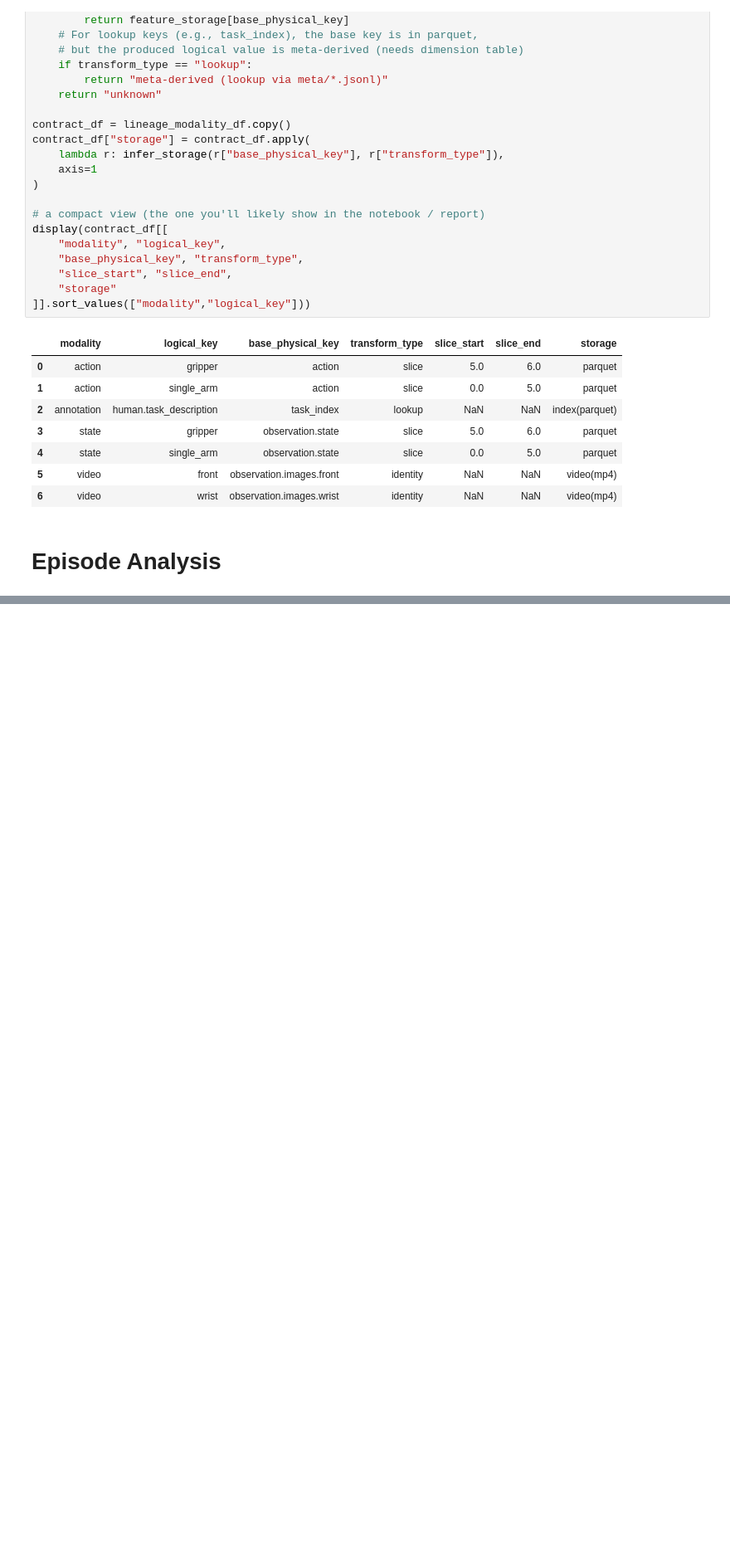
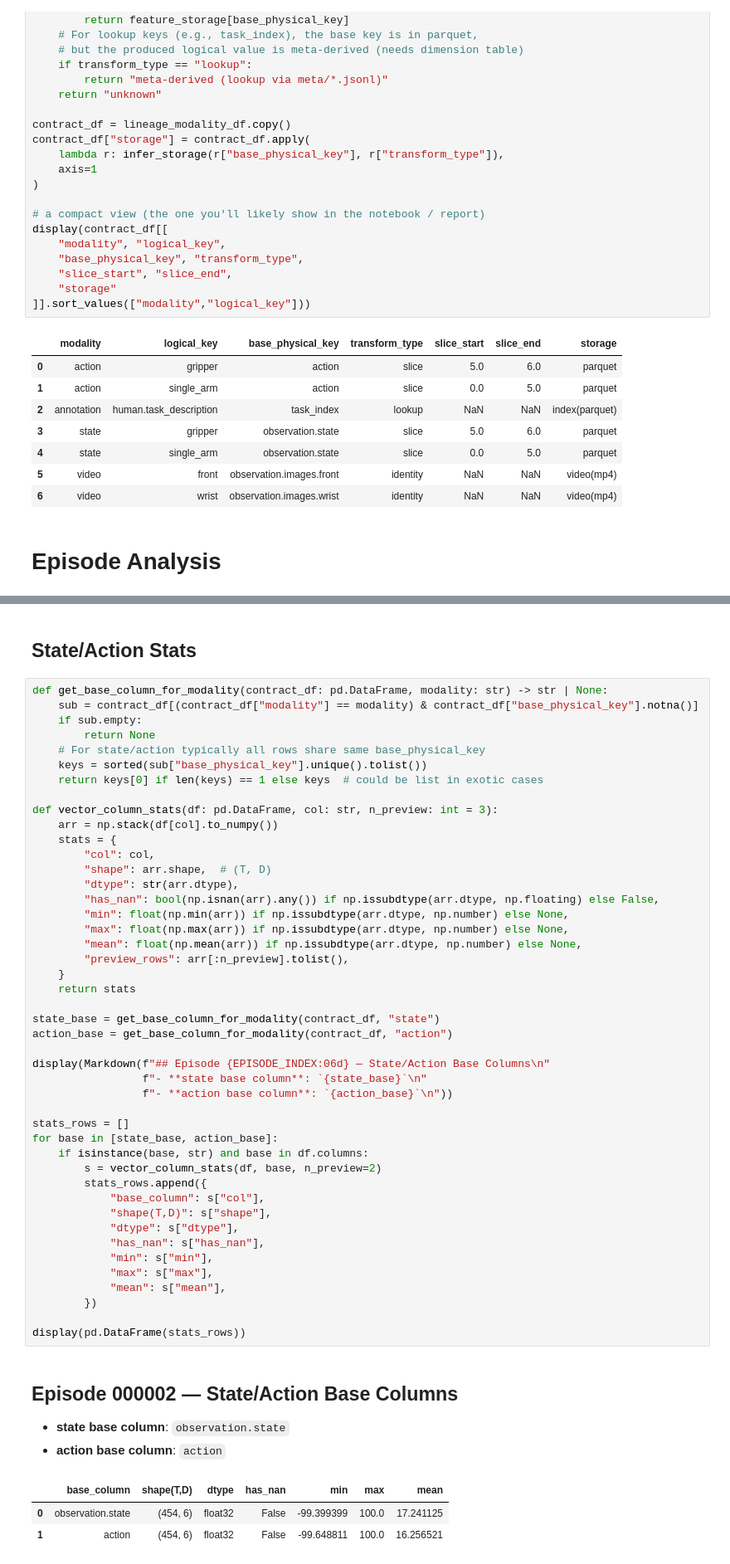
Before and after one commit to CodingCat/lerobot-explorer, a Jupyter notebook: lerobot-explorer.ipynb, the cells around one changed output, grey strips where cells are left out. Shown at 83% size. Drawn from its saved outputs; the diff is of its cells as text; blank space fills up the shorter version.

```diff
--- a/lerobot-explorer.ipynb
+++ b/lerobot-explorer.ipynb
@@ -586,0 +697,54 @@ display(contract_df[[
+# %% [markdown]
+## State/Action Stats
+# %%
+def get_base_column_for_modality(contract_df: pd.DataFrame, modality: str) -> str | None:
+    sub = contract_df[(contract_df["modality"] == modality) & contract_df["base_physical_key"].notna()]
+    if sub.empty:
+        return None
+    # For state/action typically all rows share same base_physical_key
+    keys = sorted(sub["base_physical_key"].unique().tolist())
+    return keys[0] if len(keys) == 1 else keys  # could be list in exotic cases
+
+def vector_column_stats(df: pd.DataFrame, col: str, n_preview: int = 3):
+    arr = np.stack(df[col].to_numpy())
+    stats = {
+        "col": col,
+        "shape": arr.shape,  # (T, D)
+        "dtype": str(arr.dtype),
+        "has_nan": bool(np.isnan(arr).any()) if np.issubdtype(arr.dtype, np.floating) else False,
+        "min": float(np.min(arr)) if np.issubdtype(arr.dtype, np.number) else None,
+        "max": float(np.max(arr)) if np.issubdtype(arr.dtype, np.number) else None,
+        "mean": float(np.mean(arr)) if np.issubdtype(arr.dtype, np.number) else None,
+        "preview_rows": arr[:n_preview].tolist(),
+    }
+    return stats
+
+state_base = get_base_column_for_modality(contract_df, "state")
+action_base = get_base_column_for_modality(contract_df, "action")
+
+display(Markdown(f"## Episode {EPISODE_INDEX:06d} — State/Action Base Columns\n"
+                 f"- **state base column**: `{state_base}`\n"
+                 f"- **action base column**: `{action_base}`\n"))
+
+stats_rows = []
+for base in [state_base, action_base]:
+    if isinstance(base, str) and base in df.columns:
+        s = vector_column_stats(df, base, n_preview=2)
+        stats_rows.append({
+            "base_column": s["col"],
+            "shape(T,D)": s["shape"],
+            "dtype": s["dtype"],
+            "has_nan": s["has_nan"],
+            "min": s["min"],
+            "max": s["max"],
+            "mean": s["mean"],
+        })
+
+display(pd.DataFrame(stats_rows))
+# %% [output]
+## Episode 000002 — State/Action Base Columns
+- **state base column**: `observation.state`
+- **action base column**: `action`
+|  | base_column | shape(T,D) | dtype | has_nan | min | max | mean |
+| 0 | observation.state | (454, 6) | float32 | False | -99.399399 | 100.0 | 17.241125 |
+| 1 | action | (454, 6) | float32 | False | -99.648811 | 100.0 | 16.256521 |
```
Also changed, not shown: parts of 11 cells of this notebook.
